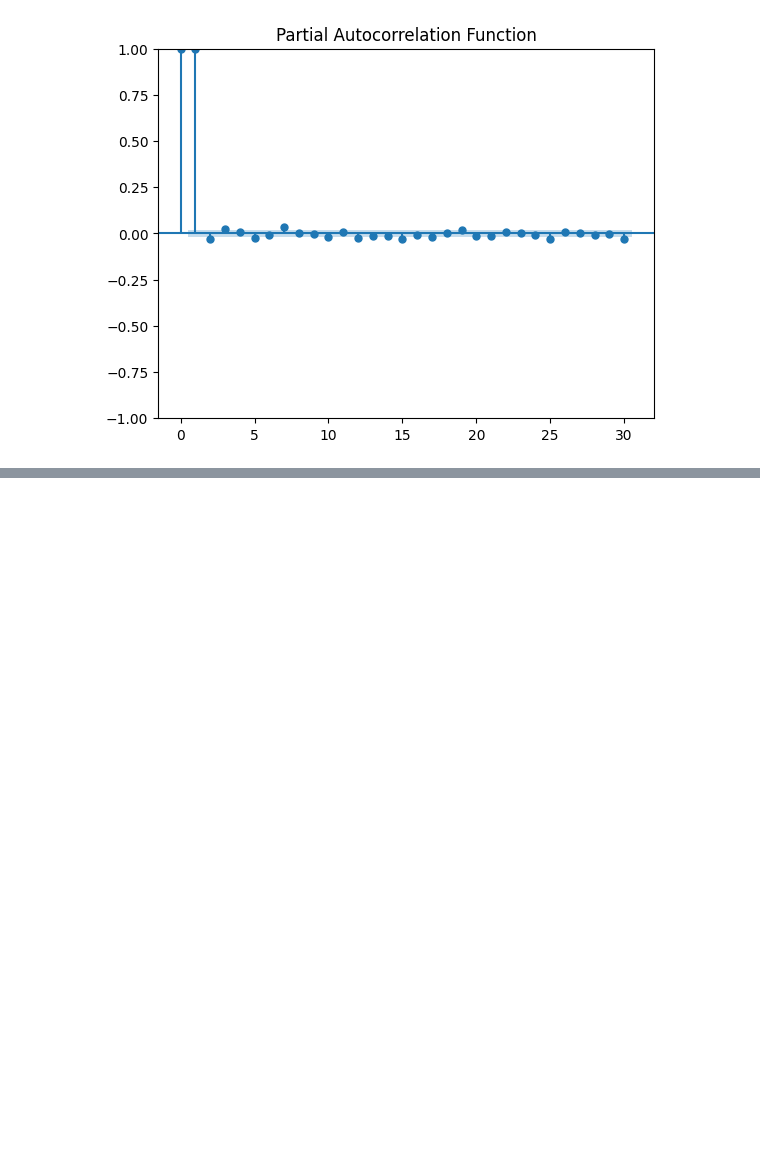
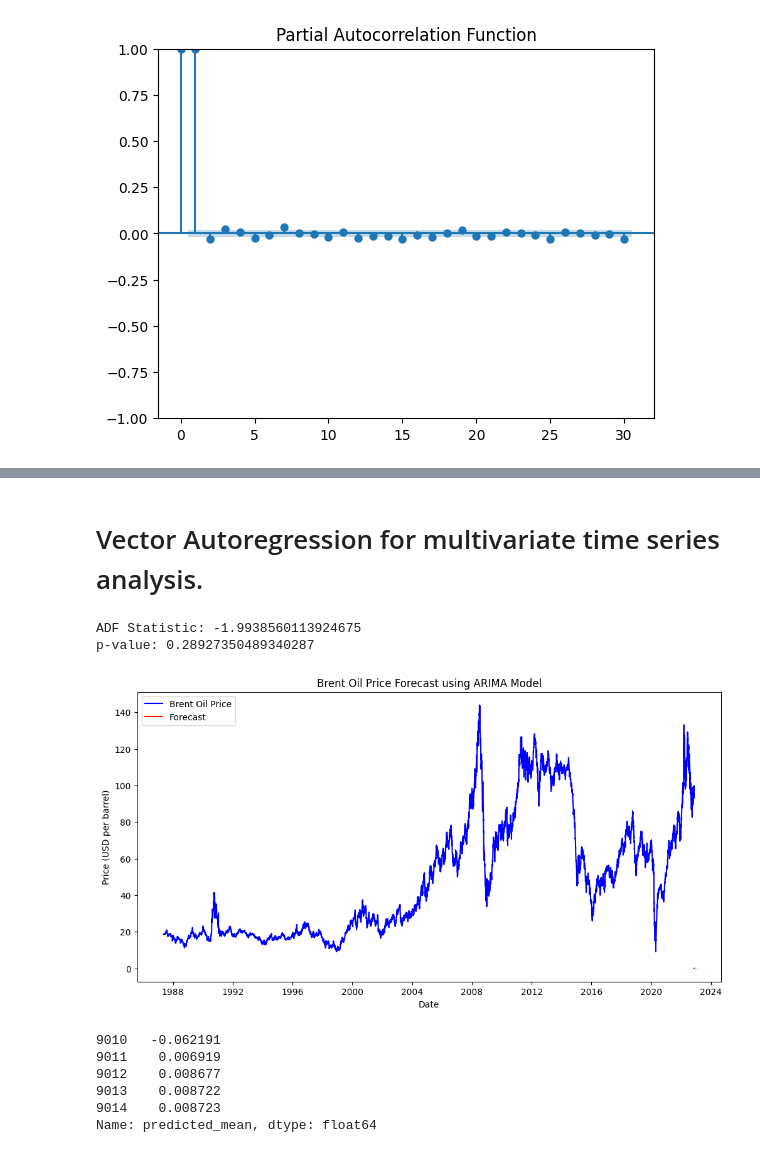
Before and after one commit to NaimaT15/Oil_Price_Analysis, a Jupyter notebook: notebooks/oil_price_analysis.ipynb, the cells around one changed output, grey strips where cells are left out. Drawn from its saved outputs; the diff is of its cells as text; code cells hidden in the pictures; blank space fills up the shorter version.

```diff
--- a/notebooks/oil_price_analysis.ipynb
+++ b/notebooks/oil_price_analysis.ipynb
@@ -88,0 +135,18 @@ Warnings:
+# %% [markdown]
+#  Vector Autoregression for multivariate time series analysis.
+# %%
+from oil_price_analysis import analyze_brent_prices_with_arima
+forecast, ms_model_fit = analyze_brent_prices_with_arima(data, forecast_steps=5)
+
+# Display the forecasted values
+print(forecast)
+# %% [output]
+ADF Statistic: -1.9938560113924675
+p-value: 0.28927350489340287
+[figure, added]
+9010   -0.062191
+9011    0.006919
+9012    0.008677
+9013    0.008722
+9014    0.008723
+Name: predicted_mean, dtype: float64
```
Also changed, not shown: parts of 48 cells of this notebook, 1 other file.
